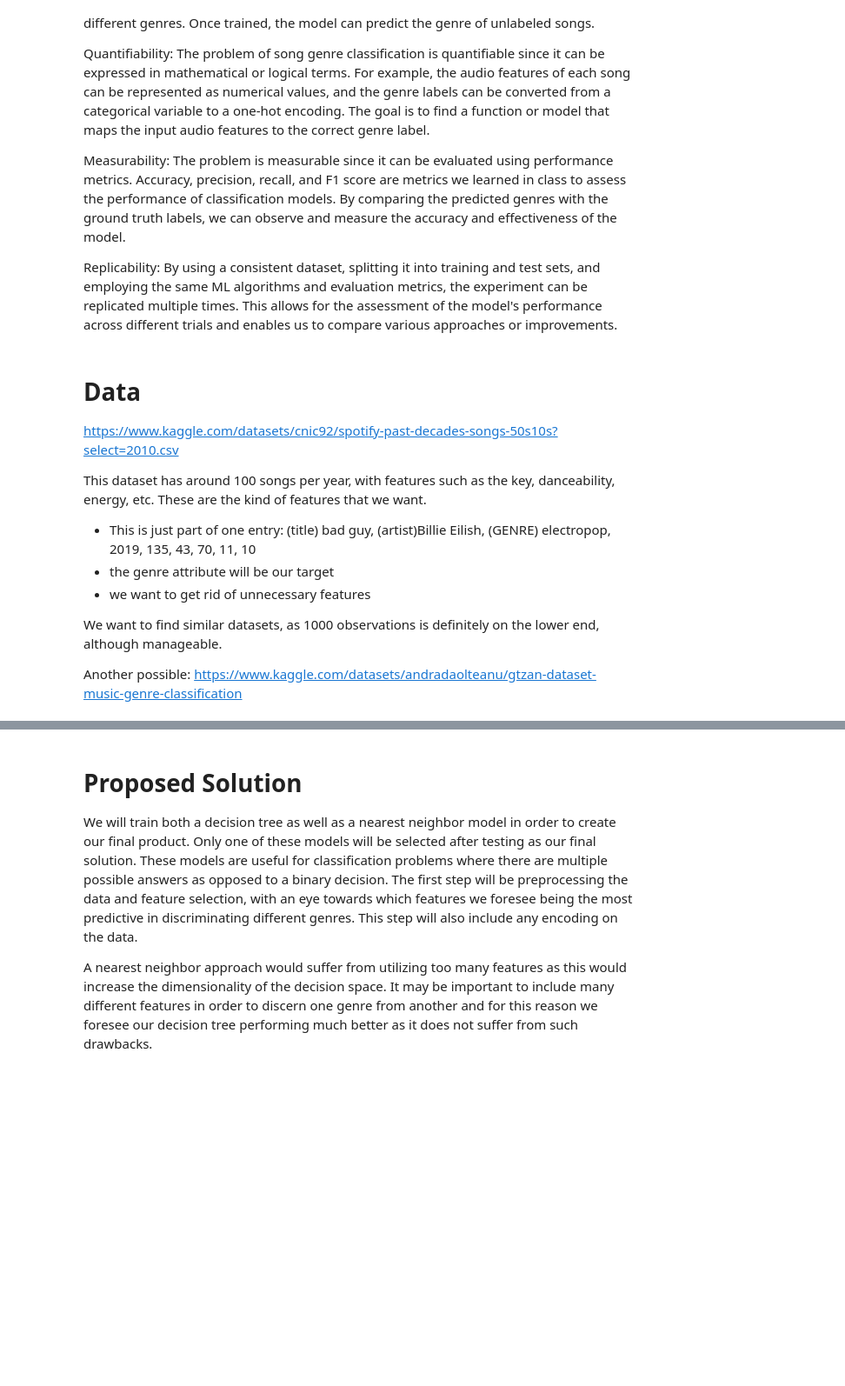
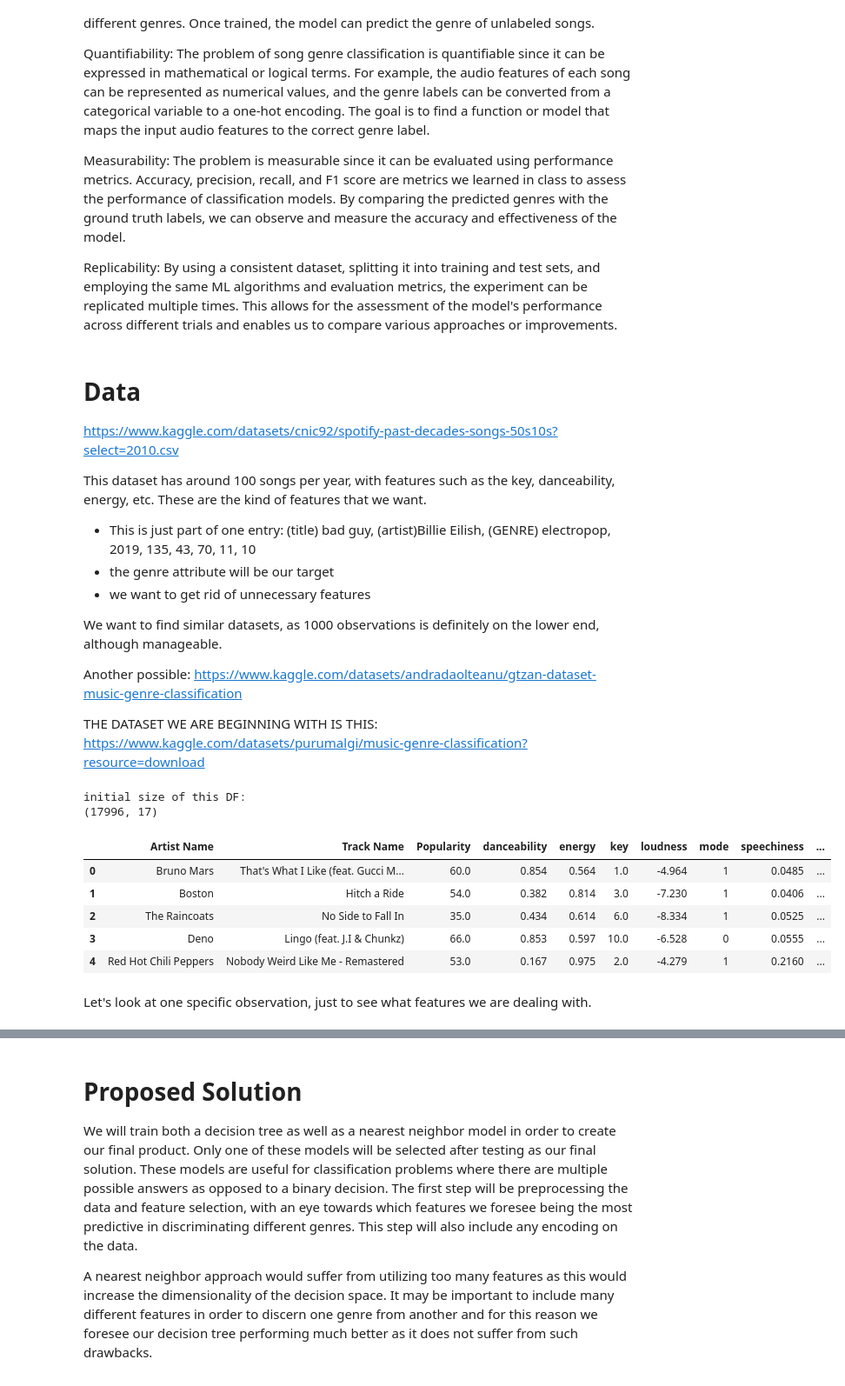
Before and after one commit to COGS118A/Group015-SP23, a Jupyter notebook: Proposal_Group015-SP23.ipynb, the cells around one changed output, grey strips where cells are left out. Shown: that part at 87% size. Drawn from its saved outputs; the diff is of its cells as text; code cells hidden in the pictures; blank space fills up the shorter version.

```diff
--- a/Proposal_Group015-SP23.ipynb
+++ b/Proposal_Group015-SP23.ipynb
@@ -64,3 +69,24 @@ This dataset has around 100 songs per year, with features such as the key, dance
 We want to find similar datasets, as 1000 observations is definitely on the lower end, although manageable.
 
 Another possible: https://www.kaggle.com/datasets/andradaolteanu/gtzan-dataset-music-genre-classification
+
+
+
+THE DATASET WE ARE BEGINNING WITH IS THIS: https://www.kaggle.com/datasets/purumalgi/music-genre-classification?resource=download
+# %%
+df = pd.read_csv("Genre_Training.csv")
+print("initial size of this DF: ")
+print(df.shape)
+
+df.head()
+# %% [output]
+initial size of this DF:
+(17996, 17)
+|  | Artist Name | Track Name | Popularity | danceability | energy | key | loudness | mode | speechiness | ... |
+| 0 | Bruno Mars | That's What I Like (feat. Gucci M... | 60.0 | 0.854 | 0.564 | 1.0 | -4.964 | 1 | 0.0485 | ... |
+| 1 | Boston | Hitch a Ride | 54.0 | 0.382 | 0.814 | 3.0 | -7.230 | 1 | 0.0406 | ... |
+| 2 | The Raincoats | No Side to Fall In | 35.0 | 0.434 | 0.614 | 6.0 | -8.334 | 1 | 0.0525 | ... |
+| 3 | Deno | Lingo (feat. J.I & Chunkz) | 66.0 | 0.853 | 0.597 | 10.0 | -6.528 | 0 | 0.0555 | ... |
+| 4 | Red Hot Chili Peppers | Nobody Weird Like Me - Remastered | 53.0 | 0.167 | 0.975 | 2.0 | -4.279 | 1 | 0.2160 | ... |
+# %% [markdown]
+Let's look at one specific observation, just to see what features we are dealing with.
```
Also changed, not shown: parts of 9 cells of this notebook.
